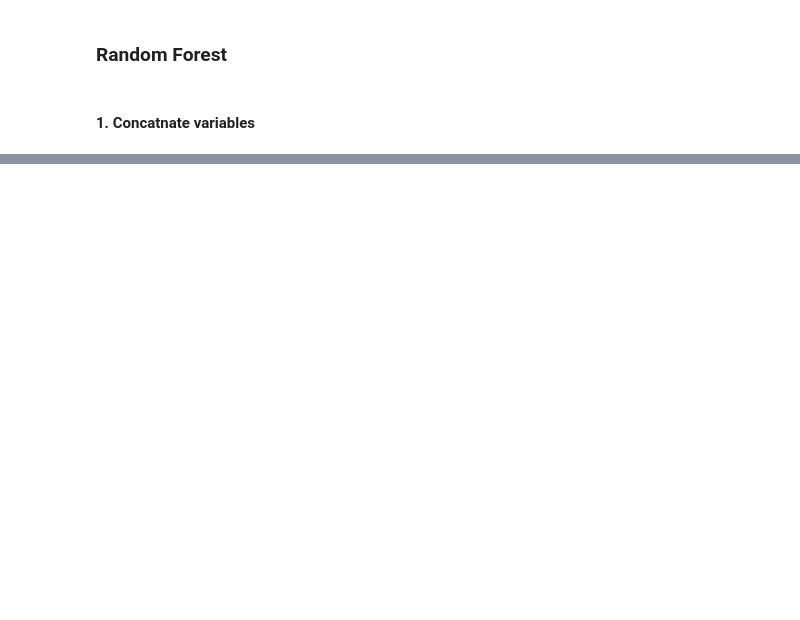
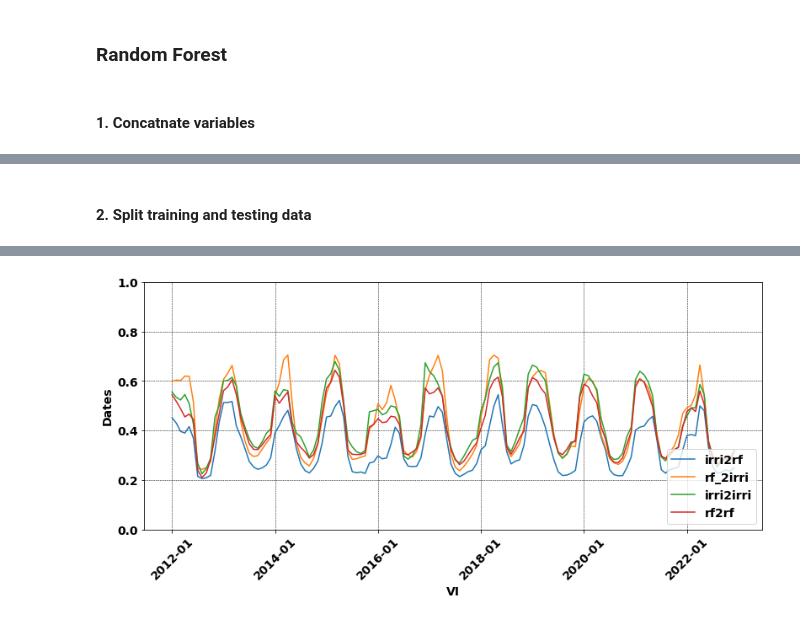
Before and after one commit to watermeloniiiii/rs_foundation_model, a Jupyter notebook: classification_on_irrigation.ipynb, the cells around one changed output, grey strips where cells are left out. Cells and saved outputs as stored; diff of their text form; code cells hidden in the pictures; blank space fills up the shorter version.

```diff
--- a/classification_on_irrigation.ipynb
+++ b/classification_on_irrigation.ipynb
@@ -148,46 +148,49 @@ samples
+# %% [markdown]
+#### 2. Split training and testing data
+# %%
+samples_guercif = samples["FIELD_ID"].str.contains("GUERSIF") # provide samples for irrigation
+samples_fes = samples["FIELD_ID"].str.contains("Fes-Nord") # provide samples for irrigation and rainfed
+samples_taounate = samples["FIELD_ID"].str.contains("TAOUNATE")
+mask = np.any(np.c_[samples_guercif, samples_fes, samples_taounate], axis=1)
+X_train = samples[mask].drop(columns=["class", "FIELD_ID"]).to_numpy()
+y_train = samples[mask]["class"].to_numpy()
+selected_columns = samples.columns[samples.columns.str.contains("NDVI")]
+samples_viz = samples[selected_columns]
+make_fig(
+    xdata=[range(0, 132) for _ in range(4)],
+    ydata=[samples_viz[samples_guercif]] + [samples_viz[samples_guercif]],
+    legendlabel=["irri2rf", "rf_2irri", "irri2irri", "rf2rf"],
+    xlabel="VI",
+    ylabel="Dates",
+    c=["C0", "C1", "C2", "C3"],
+    ylim=(0, 1),
+    yticks=[0, 0.2, 0.4, 0.6, 0.8, 1],
+    alpha=1)
+break
 # %%
-
-samples_guercif = samples["FIELD_ID"].str.contains("GUERSIF")
-samples_fes = samples["FIELD_ID"].str.contains("Fes-Nord")
-samples_taounate = samples["FIELD_ID"].str.contains("TAOUNATE")
-mask = np.any(np.c_[samples_guercif, samples_fes, samples_taounate], axis=1)
-X_train = samples[mask].drop(columns=["class", "FIELD_ID"]).to_numpy()
-y_train = samples[mask]["class"].to_numpy()
-
 from sklearn.ensemble import RandomForestClassifier
-from sklearn.model_selection import train_test_split
-from sklearn.model_selection import cross_validate
 from sklearn.metrics import confusion_matrix
-# X = samples.drop(columns=["class"]).to_numpy()
-# y = samples["class"].to_numpy()
-# cv = 5
-# X_train, X_test, y_train, y_test = train_test_split(X, y, test_size=0.33, random_state=45)
 clf = RandomForestClassifier(max_depth=5, random_state=1)
 clf.fit(X_train, y_train)
-# cv_results = cross_validate(clf, X_train, y_train, cv=5, return_estimator=True)
-# estimators = cv_results["estimator"]
-# scores = cv_results["test_score"]
-# for e in estimators:
-testing_region = ["Fes",
-               "Yacoub",
+testing_region = [#"Fes",
+               #"Yacoub",
                "Sefrou",
                "Taza"
                ]
-nickname = ["vi", "evi"]
 for region in testing_region:
     testing_samples = pd.DataFrame(data=[])
     for year in range(2012, 2023):
         combined_VI = pd.DataFrame(data=[])
-        for j, vi in enumerate(["NDVI", "EVI"]):
+        for vi in ["NDVI", "EVI", "CIG", "LSWI", "OSAVI"]:
             new_name = {f"{vi}_{i}":f"{vi}_{i+(year-2012)*12}" for i in range(1, 13)}
             try:
-                irri = pd.read_csv(os.path.join(root_dir, f"{vi}", f"{region}_{nickname[j]}_irri_{year}.csv"))[[f"{vi}_{i}" for i in range(1, 13)]]
+                irri = pd.read_csv(os.path.join(root_dir, f"{vi}", f"{region}_{vi}_irri_{year}.csv"))[[f"{vi}_{i}" for i in range(1, 13)]]
             except:
                 irri = pd.DataFrame(data=[], columns=[f"{vi}_{i}" for i in range(1, 13)])
             irri.rename(columns=new_name, inplace=True)
             irri = irri.fillna(0)
             try:
-                rf = pd.read_csv(os.path.join(root_dir, f"{vi}", f"{region}_{nickname[j]}_rf_{year}.csv"))[[f"{vi}_{i}" for i in range(1, 13)]]
+                rf = pd.read_csv(os.path.join(root_dir, f"{vi}", f"{region}_{vi}_rf_{year}.csv"))[[f"{vi}_{i}" for i in range(1, 13)]]
             except:
                 rf = pd.DataFrame(data=[], columns=[f"{vi}_{i}" for i in range(1, 13)])
             rf.rename(columns=new_name, inplace=True)
@@ -198,10 +201,28 @@ for region in testing_region:
             combined = pd.concat([irri, rf], axis=0)
             combined_VI = pd.concat([combined_VI, combined], axis=1)
         testing_samples = pd.concat([testing_samples, combined_VI], axis=1)
+    testing_samples = testing_samples.reset_index(drop=True)
+    index_test = testing_samples.index
     X_test = testing_samples.drop(columns=["class"]).to_numpy()
     y_test = testing_samples["class"].to_numpy()
     y_pred = clf.predict(X_test)
     cm = confusion_matrix(y_test, y_pred)
-    print ((y_pred==y_test).mean())
-    print (f"{region}'s cm is {cm}")
+    index_irri_2_rf = testing_samples.index[(np.logical_and(y_test == 0, y_pred == 1))]
+    index_rf_2_irri = testing_samples.index[(np.logical_and(y_test == 1, y_pred == 0))]
+    index_irri_2_irri = testing_samples.index[(np.logical_and(y_test == 0, y_pred == 0))]
+    index_rf_2_rf = testing_samples.index[(np.logical_and(y_test == 1, y_pred == 1))]
+    selected_columns = testing_samples.columns[testing_samples.columns.str.contains("NDVI")]
+    samples_viz = testing_samples[selected_columns]
+    make_fig(
+        xdata=[range(0, 132) for _ in range(4)],
+        ydata=[samples_viz.loc[i] for i in index_irri_2_rf] + [samples_viz.loc[i] for i in index_rf_2_irri] +
+        [samples_viz.loc[i] for i in index_irri_2_irri] + [samples_viz.loc[i] for i in index_rf_2_rf],
+        legendlabel=["irri2rf", "rf_2irri", "irri2irri", "rf2rf"],
+        xlabel="VI",
+        ylabel="Dates",
+        c=["C0", "C1", "C2", "C3"],
+        ylim=(0, 1),
+        yticks=[0, 0.2, 0.4, 0.6, 0.8, 1],
+        alpha=1)
+    break
 # %% [output]
@@ -219,0 +229 @@ Taza's cm is [[ 4  8]
+[figure, added]
```
Also changed, not shown: parts of 6 cells of this notebook, 1 other file.
